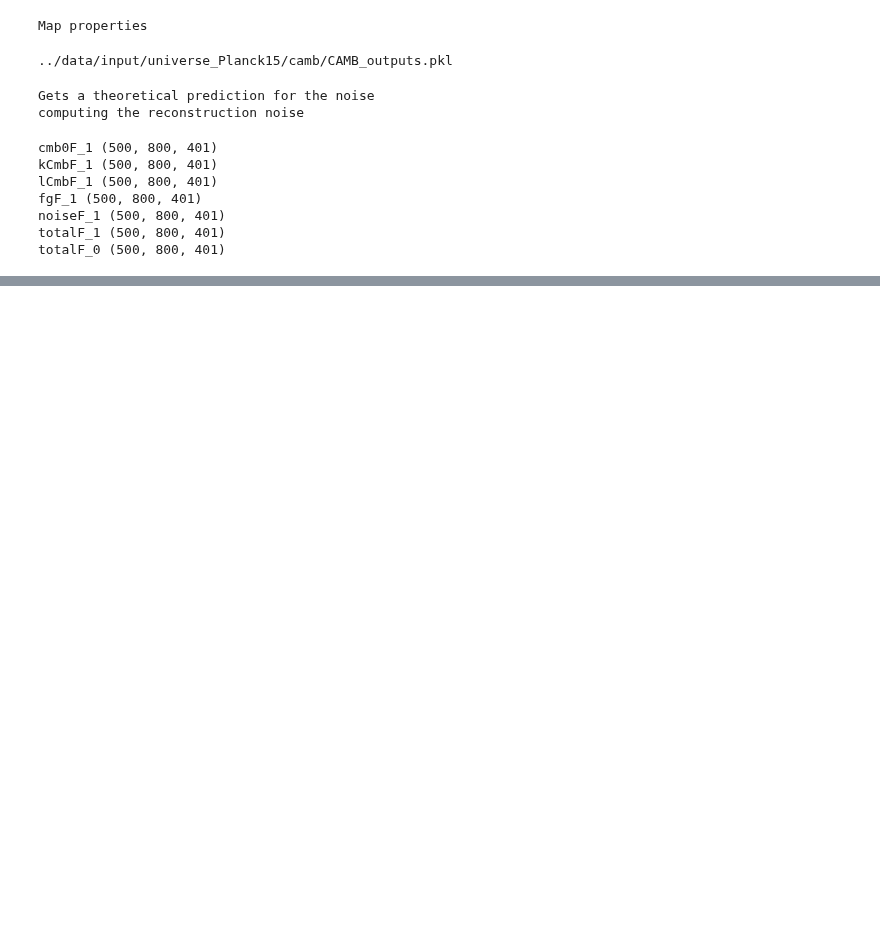
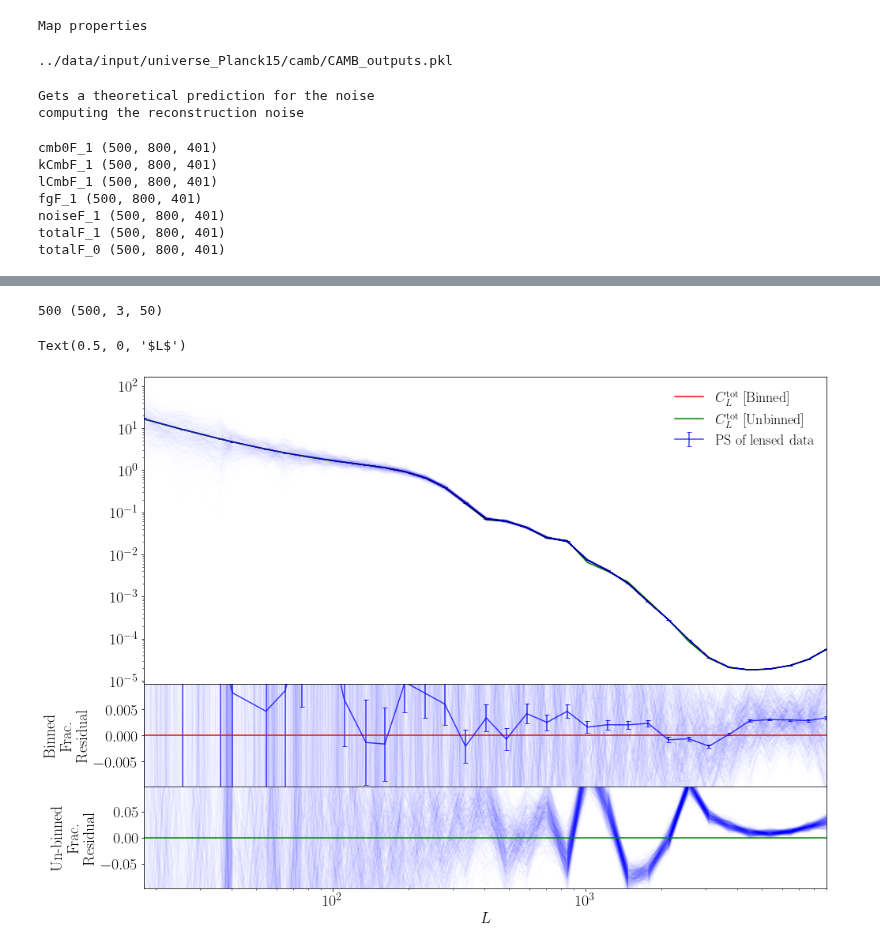
Before and after one commit to DelonShen/LensQuEst, a Jupyter notebook: dev/check_PS_of_GRF.ipynb, the cells around one changed output, grey strips where cells are left out. Saved outputs shown, nothing was run; the diff lists cells and outputs as text; code cells hidden in the pictures; blank space fills up the shorter version.

```diff
--- a/dev/check_PS_of_GRF.ipynb
+++ b/dev/check_PS_of_GRF.ipynb
@@ -281,12 +239,0 @@ Traceback (most recent call last):
-# %%
-ck = 'GRF_new'
-for data_idx in trange(500):
-    curr_data = c_data_new[data_idx]
-
-    c_ps_data = {}
-    c_ps_data[ck] = [0,0,0]
-    c_ps_data[ck][0], c_ps_data[ck][1], c_ps_data[ck][2] = baseMap.powerSpectrum(dataFourier=curr_data, nBins=nBins)
-    if(ck not in ps_data.keys()):
-        ps_data[ck] = np.array([c_ps_data[ck]])
-    else:
-        ps_data[ck] = np.vstack(( ps_data[ck], np.array([c_ps_data[ck]])))
@@ -356,0 +240,67 @@ for data_idx in trange(500):
+# %%
+ps_data['lensed'].shape
+fig = plt.figure(figsize=(16,9))
+axs=[fig.add_axes((0.2,0.2,.75,.6)), fig.add_axes((0.2,0.0,.75,.2)),  fig.add_axes((0.2,-0.2,.75,.2))]
+plt.rcParams['text.usetex'] = True
+
+plt.rcParams['font.size'] = 20
+
+
+
+
+lCen, Cl, sCl = combine_Cl(ps_data['lensed'])
+Ipos = np.where(Cl>0)
+axs[0].errorbar(lCen[Ipos], (Cl[Ipos]), yerr=sCl[Ipos], alpha=.75,
+                fmt='-', capsize=3, capthick=1, label='PS of lensed data', c='blue')
+
+assert((lCen[Ipos] == L[Ipos]).all())
+
+axs[1].errorbar(lCen[Ipos], (Cl[Ipos] - ClExpected[Ipos])/ClExpected[Ipos], yerr=sCl[Ipos]/ClExpected[Ipos], alpha=.75,
+                fmt='-', capsize=3, capthick=1, label='lensed data', c='blue')
+
+
+theoryIpos = np.where(ClExpected > 0)
+axs[0].plot(L[theoryIpos], ClExpected[theoryIpos], 'red', label=r'$C_L^{\rm tot}$ [Binned]')
+
+
+unbinnedCl = np.array(list(map(ftot, L)))
+axs[0].plot(L[theoryIpos], unbinnedCl[theoryIpos], 'green', label=r'$C_L^{\rm tot}$ [Unbinned]')
+
+for lCen, Cl, sCl in ps_data['lensed']:
+    Ipos = np.where(Cl>0)
+    axs[0].plot(lCen[Ipos], Cl[Ipos], alpha=0.005, color='blue')
+    assert((lCen[Ipos] == L[Ipos]).all())
+    axs[1].plot(lCen[Ipos], (Cl[Ipos] - ClExpected[Ipos])/ClExpected[Ipos], alpha=0.01, color='blue')
+    axs[2].plot(lCen[Ipos], (Cl[Ipos] - unbinnedCl[Ipos])/unbinnedCl[Ipos], alpha=0.01, color='blue')
+
+
+axs[0].legend(frameon=False)
+axs[0].set_xscale('log')
+axs[0].set_yscale('log')
+axs[0].set_xlim(lCen[Ipos][0], lCen[Ipos][-1])
+axs[1].set_xlim(lCen[Ipos][0], lCen[Ipos][-1])
+axs[2].set_xlim(lCen[Ipos][0], lCen[Ipos][-1])
+
+axs[1].set_xscale('log')
+# axs[1].set_yscale('log')
+
+# axs[1].fill_between([0, 1e20], [-0.001, -0.001], [0.001, 0.001], alpha=1, color='0.85')#, label=r'$<1\%$ Error')
+
+axs[1].axhline(0, c='red')
+
+axs[1].set_ylim(-.98e-2, .98e-2)
+
+
+
+
+axs[2].set_xscale('log')
+axs[2].axhline(0, c='green')
+axs[2].set_ylim(-.98e-1, .98e-1)
+
+axs[1].set_ylabel('Binned \nFrac. \nResidual')
+axs[2].set_ylabel('Un-binned \nFrac. \nResidual')
+axs[2].set_xlabel(r'$L$')
+# %% [output]
+500 (500, 3, 50)
+Text(0.5, 0, '$L$')
+[figure, added]
```
Also changed, not shown: parts of 5 cells of this notebook, 2 other files.
